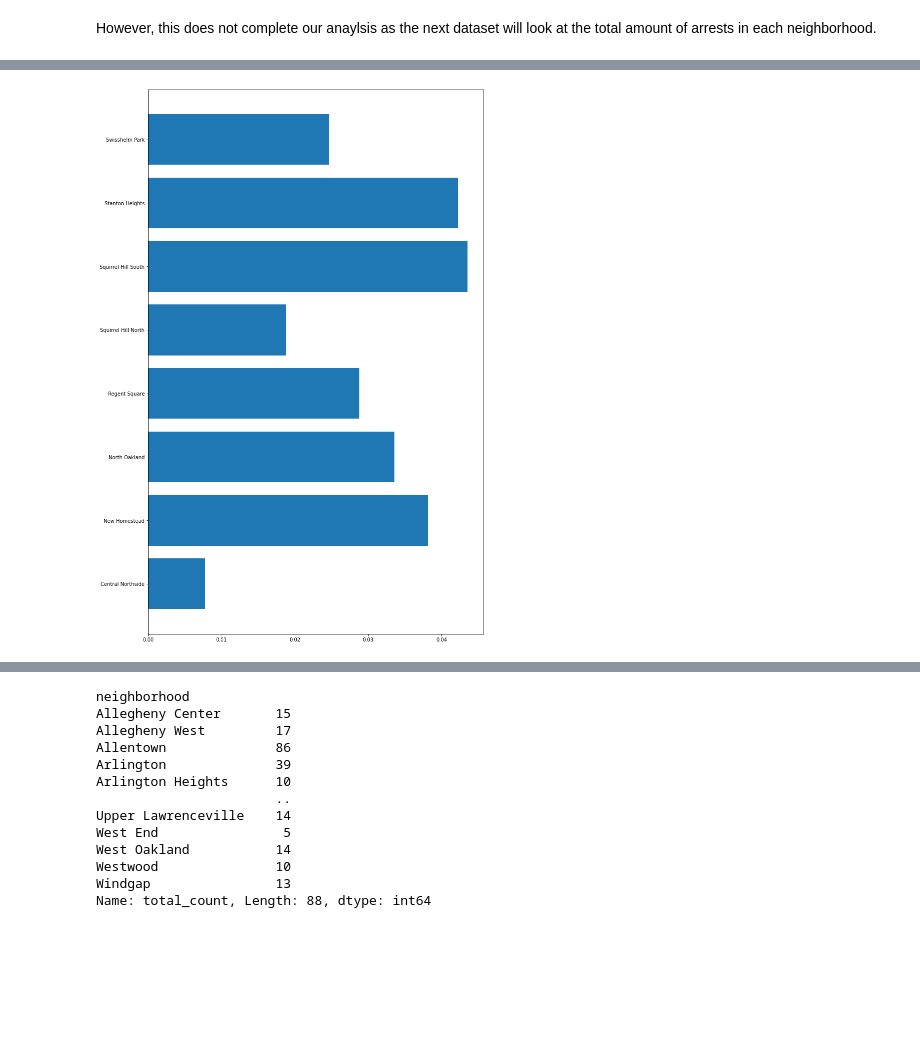
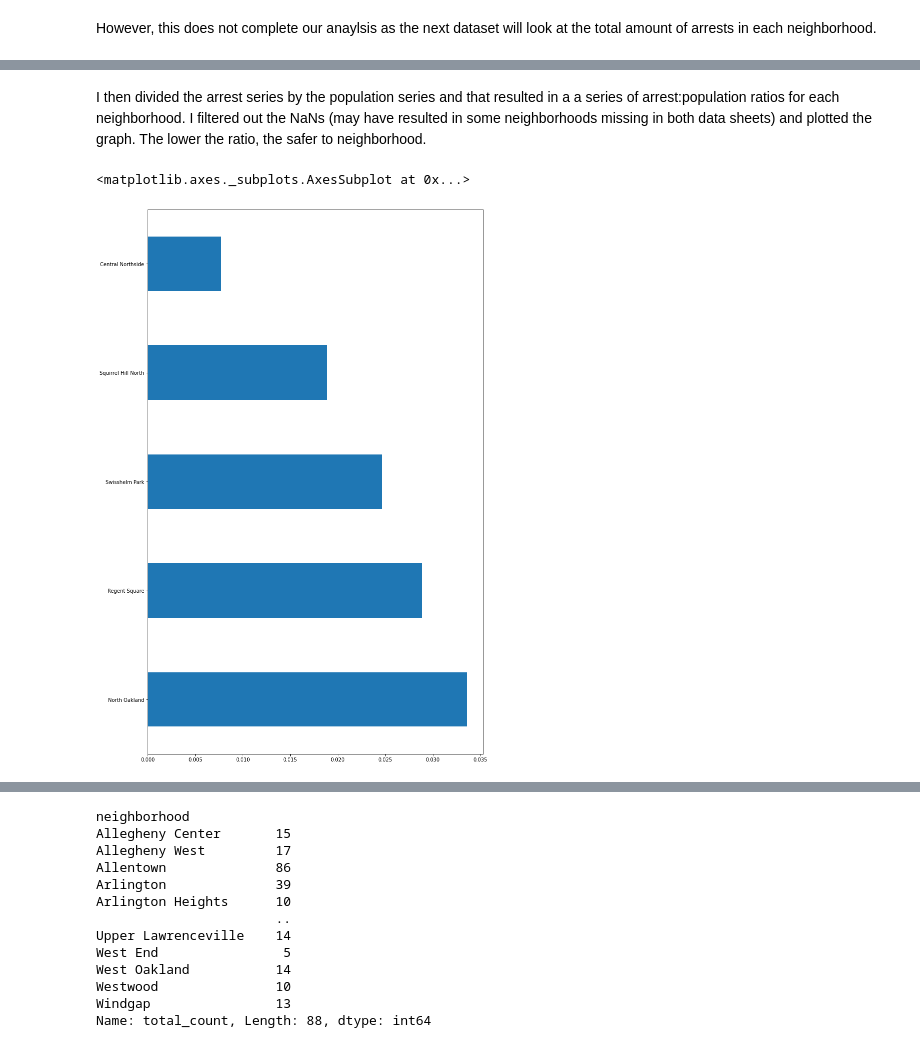
Before and after one commit to Luke135/Final_Project, a Jupyter notebook: Final_Notebook.ipynb, the cells around one changed output, grey strips where cells are left out. Cells and saved outputs as stored; diff of their text form; code cells hidden in the pictures; blank space fills up the shorter version.

```diff
--- a/Final_Notebook.ipynb
+++ b/Final_Notebook.ipynb
@@ -238,10 +228,2 @@ mpl.show()
-# %%
-ratios_filtered = { key:value for (key,value) in arrest_ratio_dict.items() if value < 0.05}
-
-neighborhoods = list(ratios_filtered.keys())
-arrest_ratio = list(ratios_filtered.values())
-mpl.barh(range(len(ratios_filtered)), arrest_ratio, tick_label=neighborhoods )
-mpl.rcParams["figure.figsize"]=(12, 20)
-mpl.show()
-# %% [output]
-[figure, removed]
+# %% [markdown]
+I then divided the arrest series by the population series and that resulted in a a series of arrest:population ratios for each neighborhood. I filtered out the NaNs (may have resulted in some neighborhoods missing in both data sheets) and plotted the graph. The lower the ratio, the safer to neighborhood.
@@ -247,0 +238,5 @@ mpl.show()
+# %%
+arrest_ratio.sort_values(ascending=False).tail(5).plot(kind="barh",figsize=(12,20))
+# %% [output]
+<matplotlib.axes._subplots.AxesSubplot at 0x...>
+[figure, added]
```
Also changed, not shown: parts of 27 cells of this notebook, 1 other file.
